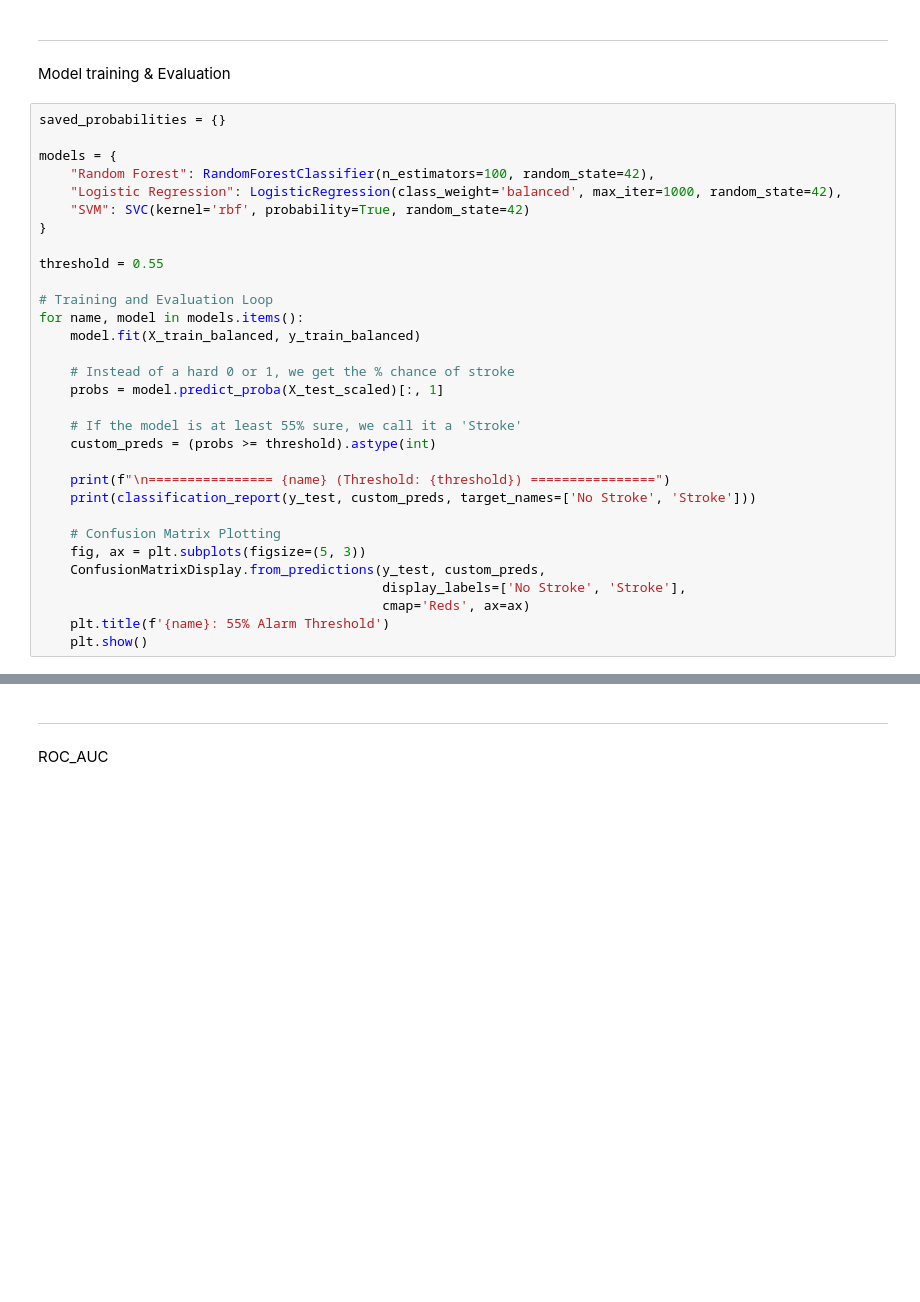
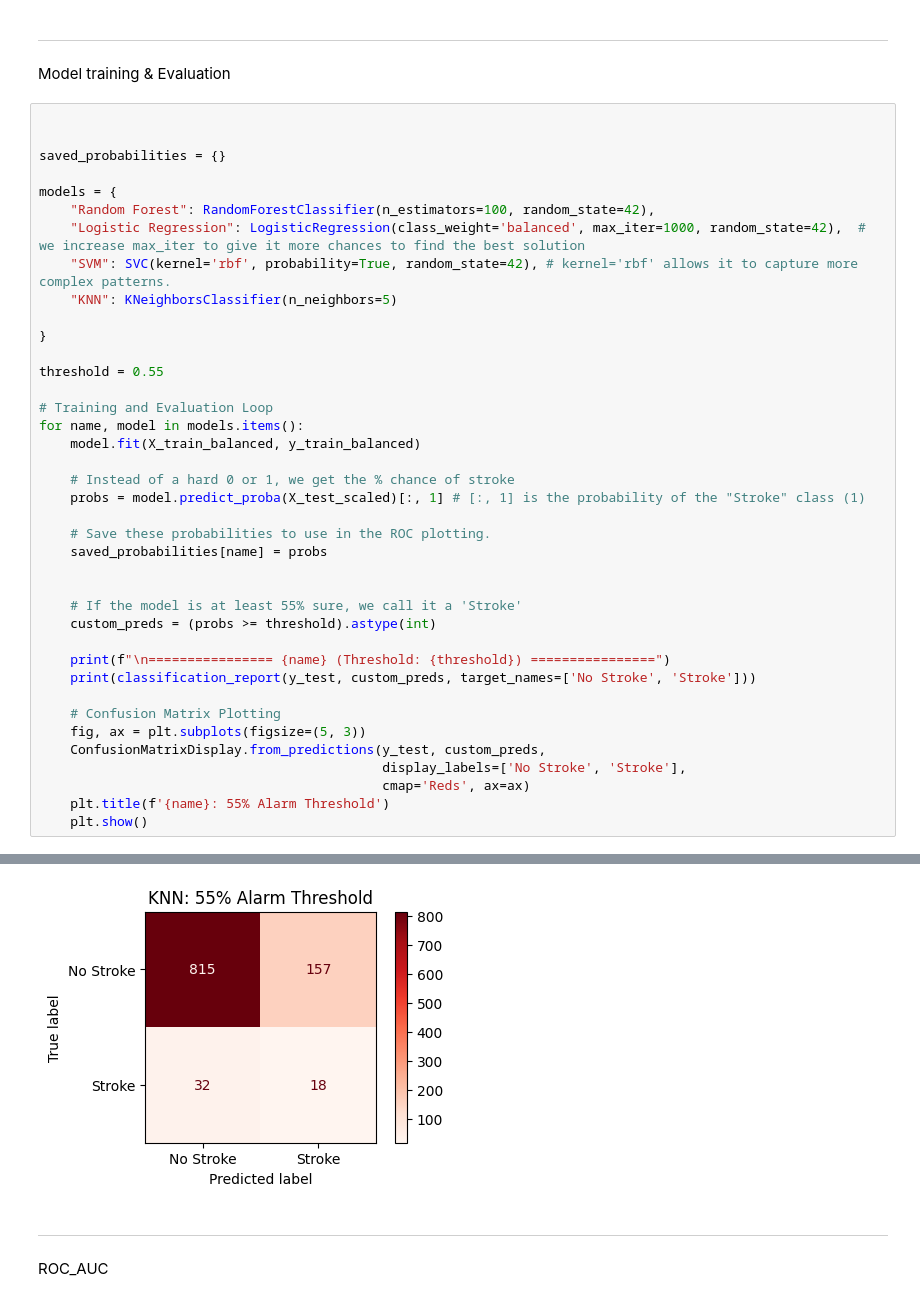
Before and after one commit to rakanHijazeen/Medical-AI-Suite, a Jupyter notebook: notebooks/03_stroke_training.ipynb, the cells around one changed output, grey strips where cells are left out. Drawn from its saved outputs; the diff is of its cells as text; blank space fills up the shorter version.

Commit message:
modified stroke model

```diff
--- a/notebooks/03_stroke_training.ipynb
+++ b/notebooks/03_stroke_training.ipynb
@@ -137,12 +143,16 @@ plt.show()
 ---
 Model training & Evaluation
 # %%
+
+
 saved_probabilities = {}
 
 models = {
     "Random Forest": RandomForestClassifier(n_estimators=100, random_state=42),
-    "Logistic Regression": LogisticRegression(class_weight='balanced', max_iter=1000, random_state=42),
-    "SVM": SVC(kernel='rbf', probability=True, random_state=42)
+    "Logistic Regression": LogisticRegression(class_weight='balanced', max_iter=1000, random_state=42),  # we increase max_iter to give it more chances to find the best solution
+    "SVM": SVC(kernel='rbf', probability=True, random_state=42), # kernel='rbf' allows it to capture more complex patterns.
+    "KNN": KNeighborsClassifier(n_neighbors=5)
+
 }
 
 threshold = 0.55
@@ -152,7 +162,11 @@ for name, model in models.items():
     model.fit(X_train_balanced, y_train_balanced)
 
     # Instead of a hard 0 or 1, we get the % chance of stroke
-    probs = model.predict_proba(X_test_scaled)[:, 1]
+    probs = model.predict_proba(X_test_scaled)[:, 1] # [:, 1] is the probability of the "Stroke" class (1)
+
+    # Save these probabilities to use in the ROC plotting.
+    saved_probabilities[name] = probs
+
 
     # If the model is at least 55% sure, we call it a 'Stroke'
     custom_preds = (probs >= threshold).astype(int)
@@ -201,3 +224,4 @@ weighted avg       0.93      0.86      0.89      1022
+[figure, added]
 # %% [markdown]
 >
 ---
```
Also changed, not shown: parts of 5 cells of this notebook, 1 other file.
